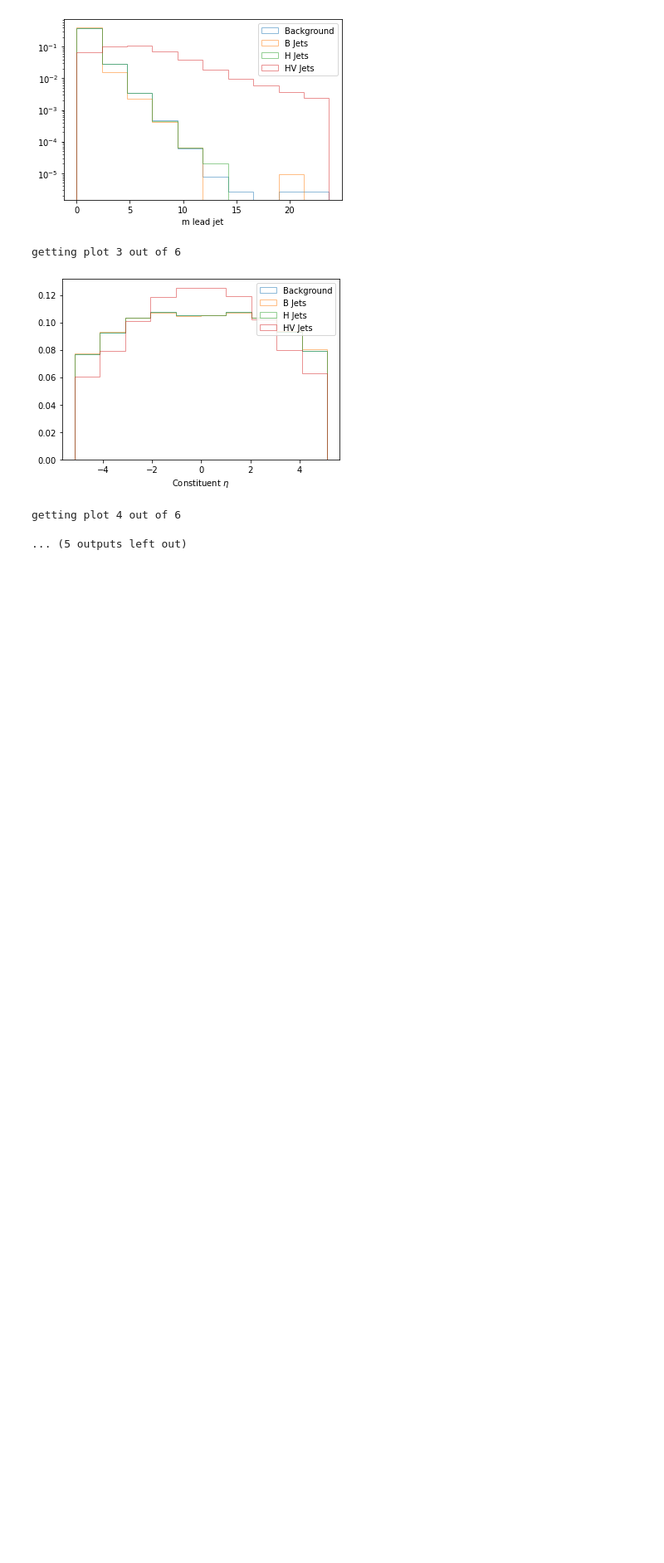
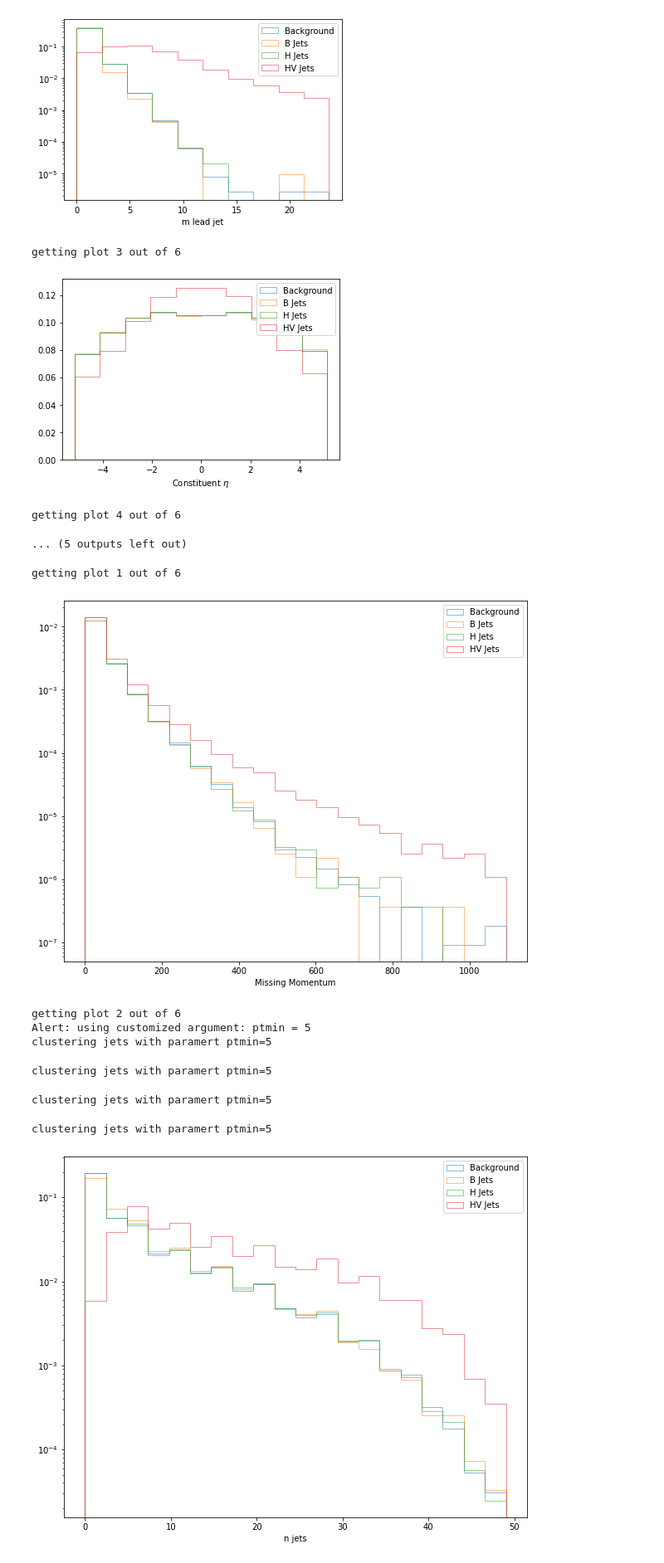
Before and after one commit to erichuangyf/copy_EMD_VAE, a Jupyter notebook: Study/sample_and_analysis.ipynb, the cells around one changed output. Shown: that part at 83% size. Saved outputs shown, nothing was run; the diff lists cells and outputs as text; code cells hidden in the pictures; blank space fills up the shorter version.

```diff
--- a/Study/sample_and_analysis.ipynb
+++ b/Study/sample_and_analysis.ipynb
@@ -235,8 +237,8 @@ def recover_pt_info(data, ht):
 plotting_method_name = \
             [method for method in dir(VAE_sampler) if method.startswith('_VAE_sampler__plots')]
 plotting_function = [eval("VAE_sampler."+func_name) for func_name in plotting_method_name]
-call_args = [recover_pt_info(background_output,background_ht[800000:]), recover_pt_info(b_output,b_ht),
-             "/global/home/users/yifengh3/VAE/data/data_plots"]
+call_args = [recover_pt_info(background_output,background_ht[800000:]), recover_pt_info(b_output,b_ht), None]
+#              "/global/home/users/yifengh3/VAE/data/data_plots"]
 call_kargs = {"additional_signal":[recover_pt_info(h_output,h_ht),recover_pt_info(hv_output,hv_ht)], "data_name":["Background","B Jets","H Jets","HV Jets"]}
 for count,func in enumerate(plotting_function):
     print("getting plot {} out of {}".format(count+1,len(plotting_function)))
@@ -257,3 +259,24 @@ getting plot 3 out of 6
 [figure]
 getting plot 4 out of 6
 ... (5 outputs left out)
+# %%
+plotting_method_name = \
+            [method for method in dir(VAE_sampler) if method.startswith('_VAE_sampler__plots')]
+plotting_function = [eval("VAE_sampler."+func_name) for func_name in plotting_method_name]
+call_args = [recover_pt_info(background_output,background_ht[800000:]), recover_pt_info(b_output,b_ht),
+             "/global/home/users/yifengh3/VAE/data/data_plots"]
+call_kargs = {"additional_signal":[recover_pt_info(h_output,h_ht),recover_pt_info(hv_output,hv_ht)],
+              "data_name":["Background","B Jets","H Jets","HV Jets"]}
+for count,func in enumerate(plotting_function):
+    print("getting plot {} out of {}".format(count+1,len(plotting_function)))
+    func(*call_args,**call_kargs,ptmin=5,bins=20)
+# %% [output]
+getting plot 1 out of 6
+[figure, added]
+getting plot 2 out of 6
+Alert: using customized argument: ptmin = 5
+clustering jets with paramert ptmin=5
+clustering jets with paramert ptmin=5
+clustering jets with paramert ptmin=5
+clustering jets with paramert ptmin=5
+[figure, added]
```
Also changed, not shown: parts of 9 cells of this notebook.
